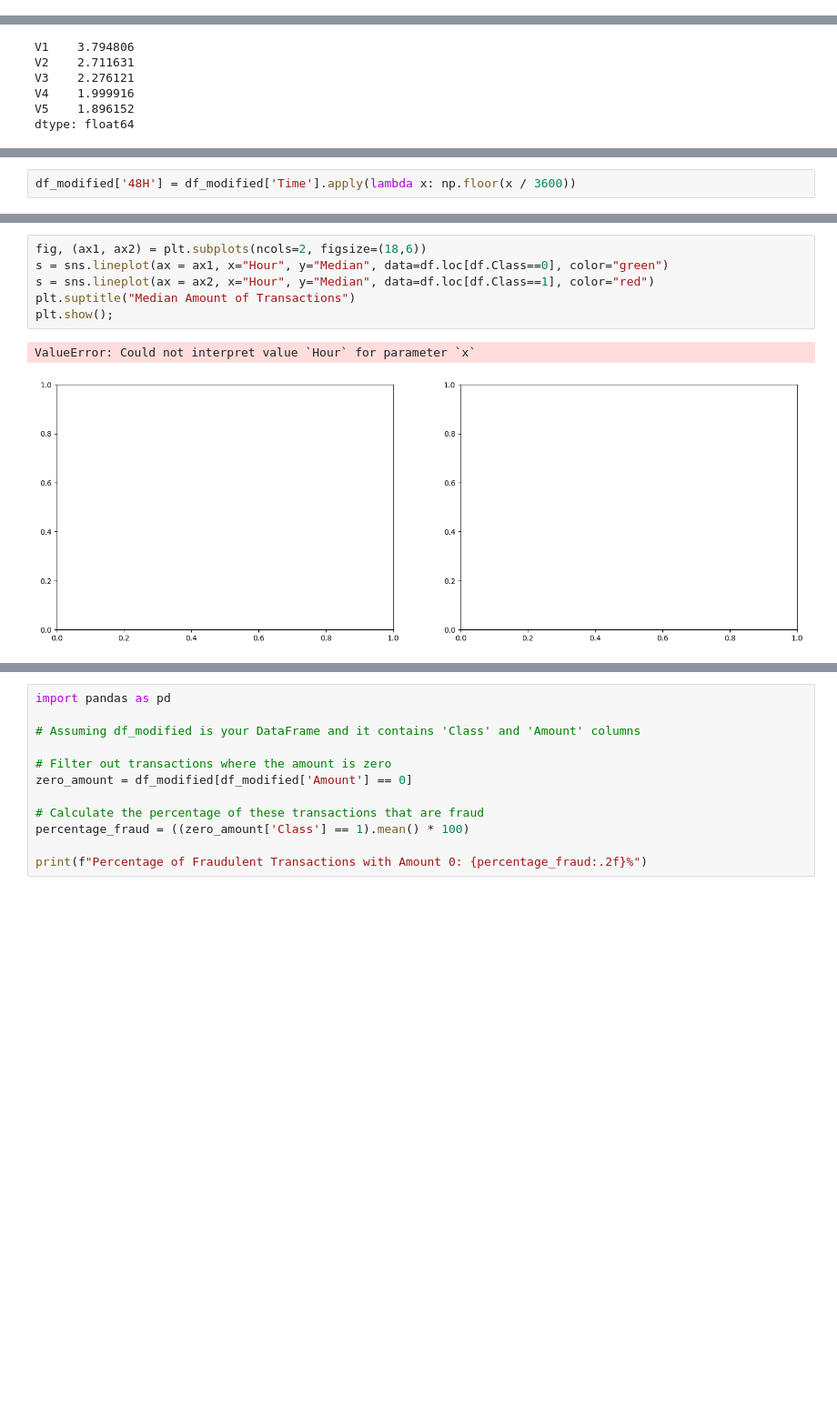
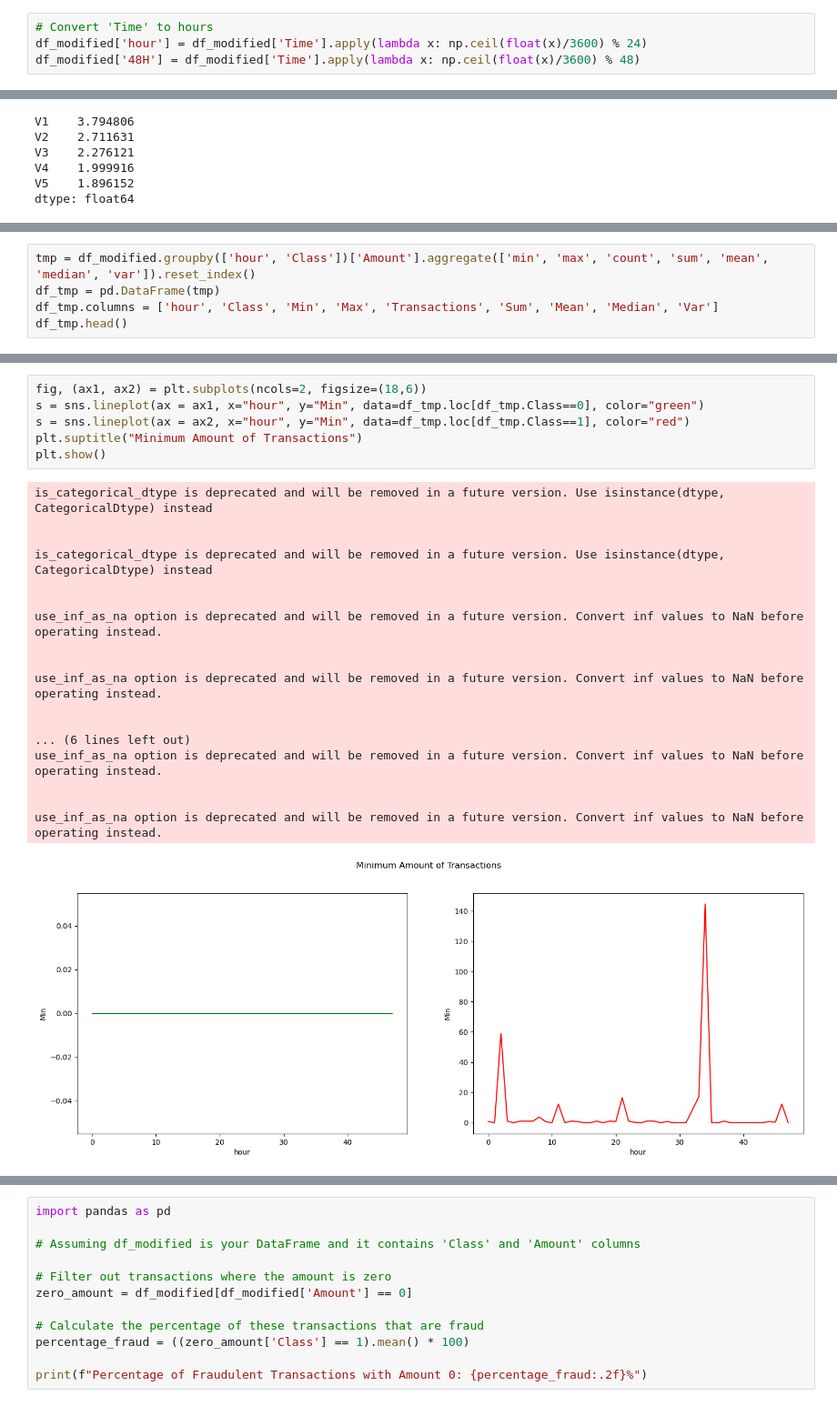
Before and after one commit to leobt23/Applications_DSE, a Jupyter notebook: code/data_exploration.ipynb, the cells around one changed output, grey strips where cells are left out. Shown at 91% size. Cells and saved outputs as stored; diff of their text form; blank space fills up the shorter version.

```diff
--- a/code/data_exploration.ipynb
+++ b/code/data_exploration.ipynb
@@ -364,4 +419,8 @@ for i, data in enumerate(fig.data):
 
 # Display the plot
 pyo.iplot(fig)
+# %%
+# Convert 'Time' to hours
+df_modified['hour'] = df_modified['Time'].apply(lambda x: np.ceil(float(x)/3600) % 24)
+df_modified['48H'] = df_modified['Time'].apply(lambda x: np.ceil(float(x)/3600) % 48)
 # %%
@@ -515,2 +644,5 @@ dtype: float64
-# %%
-df_modified['48H'] = df_modified['Time'].apply(lambda x: np.floor(x / 3600))
+# %%
+tmp = df_modified.groupby(['hour', 'Class'])['Amount'].aggregate(['min', 'max', 'count', 'sum', 'mean', 'median', 'var']).reset_index()
+df_tmp = pd.DataFrame(tmp)
+df_tmp.columns = ['hour', 'Class', 'Min', 'Max', 'Transactions', 'Sum', 'Mean', 'Median', 'Var']
+df_tmp.head()
@@ -541,9 +759,25 @@ ValueError: Could not interpret value `48H` for parameter `x`
 # %%
 fig, (ax1, ax2) = plt.subplots(ncols=2, figsize=(18,6))
-s = sns.lineplot(ax = ax1, x="Hour", y="Median", data=df.loc[df.Class==0], color="green")
-s = sns.lineplot(ax = ax2, x="Hour", y="Median", data=df.loc[df.Class==1], color="red")
-plt.suptitle("Median Amount of Transactions")
-plt.show();
+s = sns.lineplot(ax = ax1, x="hour", y="Min", data=df_tmp.loc[df_tmp.Class==0], color="green")
+s = sns.lineplot(ax = ax2, x="hour", y="Min", data=df_tmp.loc[df_tmp.Class==1], color="red")
+plt.suptitle("Minimum Amount of Transactions")
+plt.show()
 # %% [output]
-ValueError: Could not interpret value `Hour` for parameter `x`
+is_categorical_dtype is deprecated and will be removed in a future version. Use isinstance(dtype, CategoricalDtype) instead
+
+
+is_categorical_dtype is deprecated and will be removed in a future version. Use isinstance(dtype, CategoricalDtype) instead
+
+
+use_inf_as_na option is deprecated and will be removed in a future version. Convert inf values to NaN before operating instead.
+
+
+use_inf_as_na option is deprecated and will be removed in a future version. Convert inf values to NaN before operating instead.
+
+
+... (6 lines left out)
+use_inf_as_na option is deprecated and will be removed in a future version. Convert inf values to NaN before operating instead.
+
+
+use_inf_as_na option is deprecated and will be removed in a future version. Convert inf values to NaN before operating instead.
-[figure, old version]
+[figure, new version]
```
Also changed, not shown: parts of 43 cells of this notebook.
